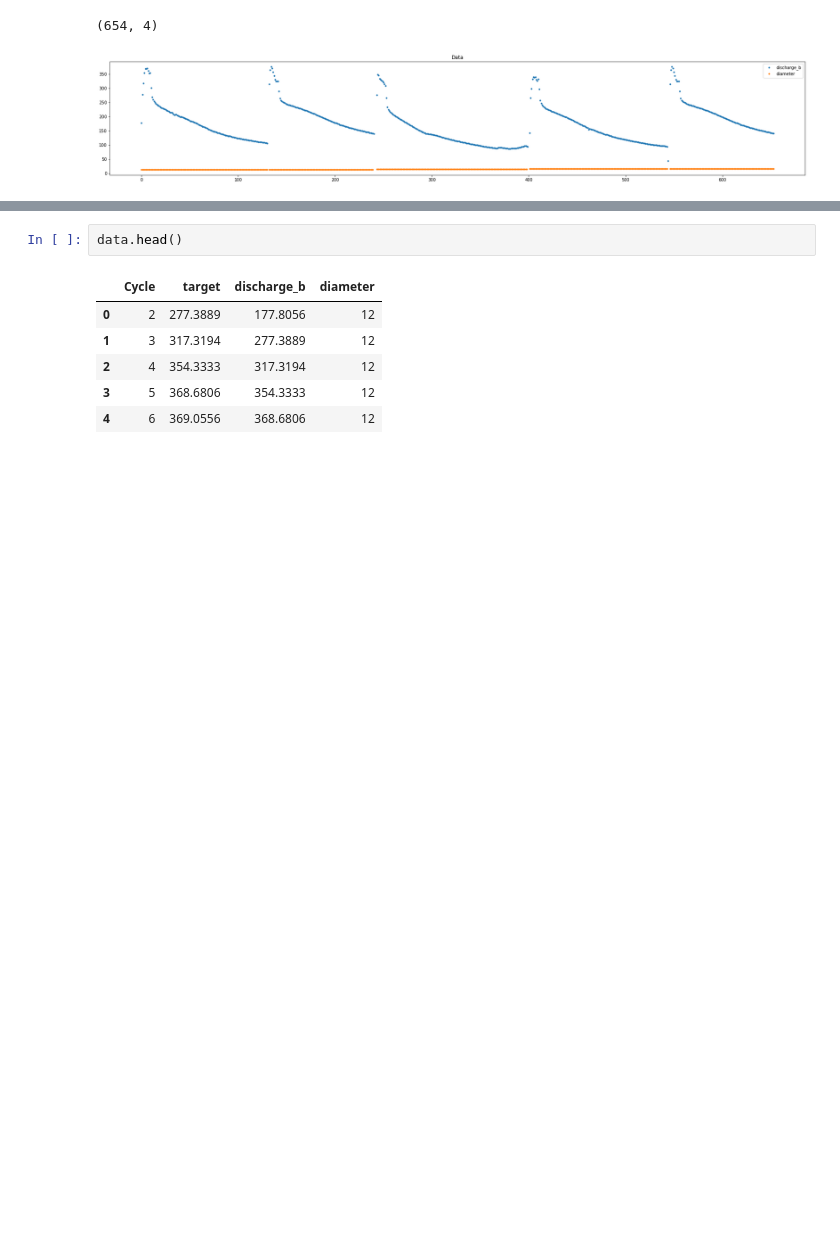
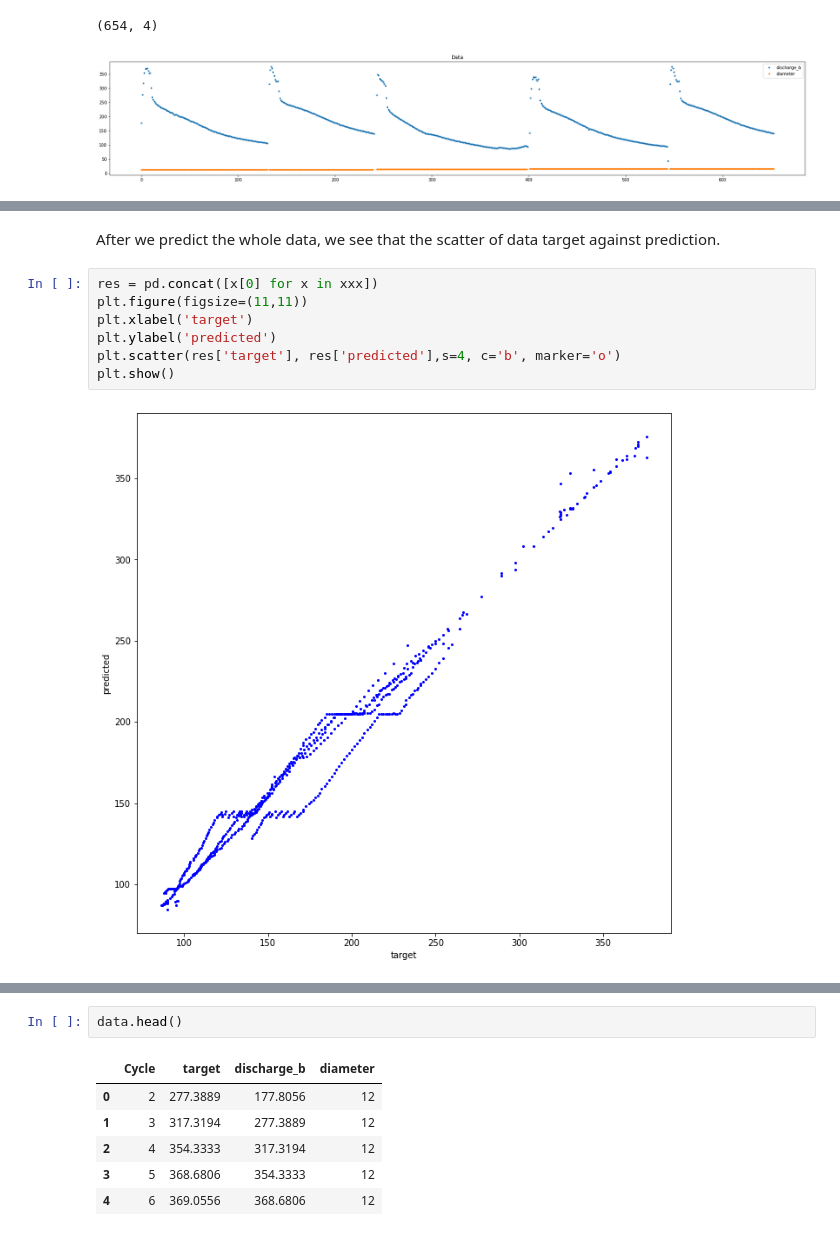
Before and after one commit to galacticor/learndatascience, a Jupyter notebook: mlforbattery/MLforbattery1.ipynb, the cells around one changed output, grey strips where cells are left out. Cells and saved outputs as stored; diff of their text form; blank space fills up the shorter version.

```diff
--- a/mlforbattery/MLforbattery1.ipynb
+++ b/mlforbattery/MLforbattery1.ipynb
@@ -147,3 +167,14 @@ for i in range(len(test)):
+# %% [markdown]
+After we predict the whole data, we see that the scatter of data target against prediction.
+# %%
+res = pd.concat([x[0] for x in xxx])
+plt.figure(figsize=(11,11))
+plt.xlabel('target')
+plt.ylabel('predicted')
+plt.scatter(res['target'], res['predicted'],s=4, c='b', marker='o')
+plt.show()
+# %% [output]
+[figure, added]
 # %%
 data17 = pd.DataFrame({'Cycle' : [2],'target':376,'discharge_b':376, 'diameter':[17]})
 ans17 = tebak(17,data17, 100)
```
Also changed, not shown: parts of 20 cells of this notebook.
